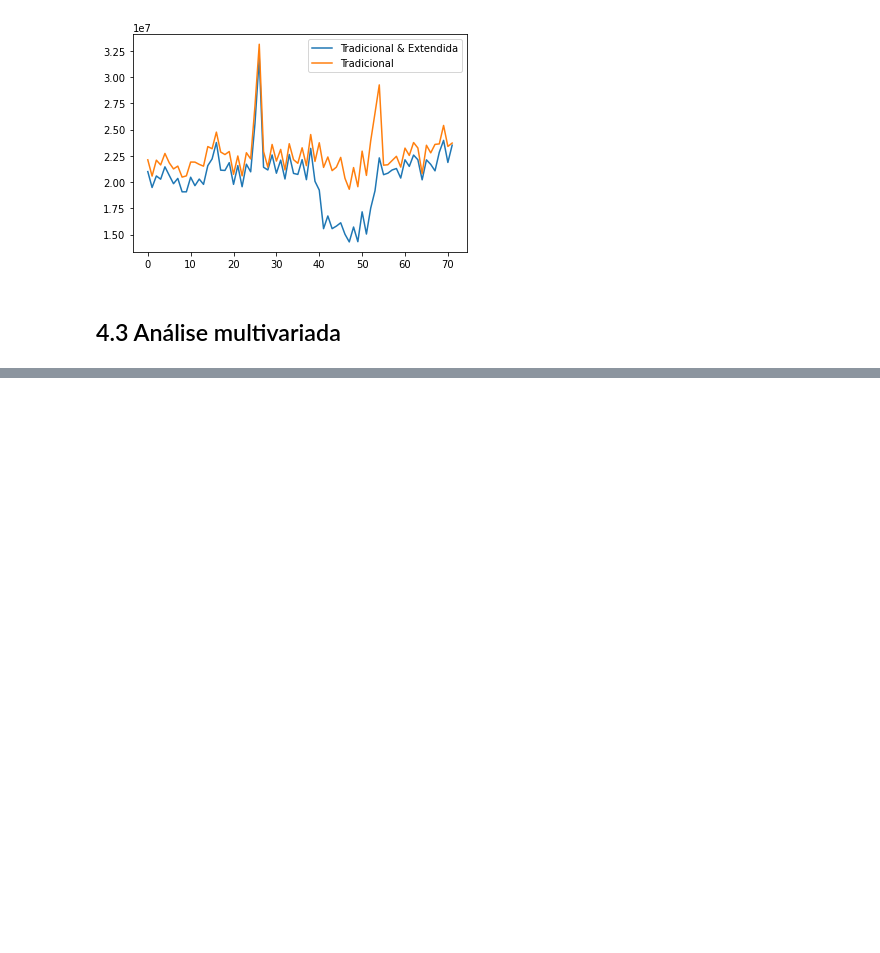
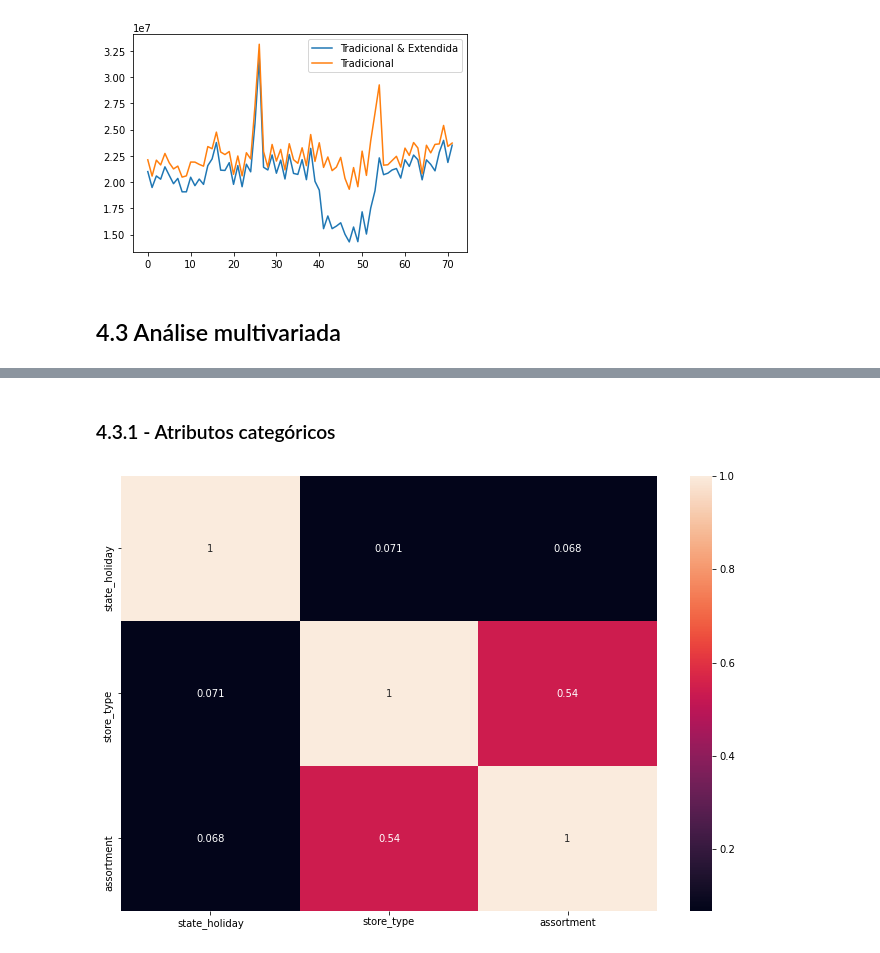
Before and after one commit to matheus-emanuel/Prediction-Rossaman-Store-Kaggle, a Jupyter notebook: store_sales_prediction.ipynb, the cells around one changed output, grey strips where cells are left out. Drawn from its saved outputs; the diff is of its cells as text; code cells hidden in the pictures; blank space fills up the shorter version.

```diff
--- a/store_sales_prediction.ipynb
+++ b/store_sales_prediction.ipynb
@@ -30,6 +31,23 @@ def jupyter_settings():
     pd.set_option('display.expand_frame_repr', False)
 
     sns.set()
+
+
+
+def v_crammer(x, y):
+    cm = pd.crosstab(x, y).values
+    n = cm.sum()
+    r, k = cm.shape
+
+
+    chi2 = ss.chi2_contingency( cm )[0]
+    chi2_corr = max( 0, chi2 - ( k-1 ) * ( r-1 ) / (n-1) )
+
+    k_corr = k - (k-1)**2 / ( n-1 )
+    r_corr = r - (r-1)**2 / ( n-1 )
+
+
+    return np.sqrt( ( chi2_corr/n ) / ( min( k_corr-1, r_corr-1 ) ) )
 # %% [markdown]
 ## 0.2 Loading data
 # %%
@@ -610,0 +637,25 @@ ax.legend(labels = ['Tradicional & Extendida', 'Tradicional']);
+# %% [markdown]
+### 4.3.1 - Atributos categóricos
+# %%
+cat_attributes = df4.select_dtypes(include = 'object')
+
+a1 = v_crammer(cat_attributes['state_holiday'], cat_attributes['state_holiday'])
+a2 = v_crammer(cat_attributes['state_holiday'], cat_attributes['store_type'])
+a3 = v_crammer(cat_attributes['state_holiday'], cat_attributes['assortment'])
+
+b1 = v_crammer(cat_attributes['store_type'], cat_attributes['state_holiday'])
+b2 = v_crammer(cat_attributes['store_type'], cat_attributes['store_type'])
+b3 = v_crammer(cat_attributes['store_type'], cat_attributes['assortment'])
+
+c1 = v_crammer(cat_attributes['assortment'], cat_attributes['state_holiday'])
+c2 = v_crammer(cat_attributes['assortment'], cat_attributes['store_type'])
+c3 = v_crammer(cat_attributes['assortment'], cat_attributes['assortment'])
+
+cat_attributes_cammerv = pd.DataFrame({'state_holiday': [a1, a2, a3], 'store_type': [b1, b2, b3], 'assortment': [c1, c2, c3]})
+
+cat_attributes_cammerv = cat_attributes_cammerv.set_index(cat_attributes_cammerv.columns)
+
+ax = sns.heatmap(cat_attributes_cammerv, annot=True)
+ax.figure.set_size_inches(12, 8)
+# %% [output]
+[figure, added]
```
Also changed, not shown: parts of 5 cells of this notebook.
